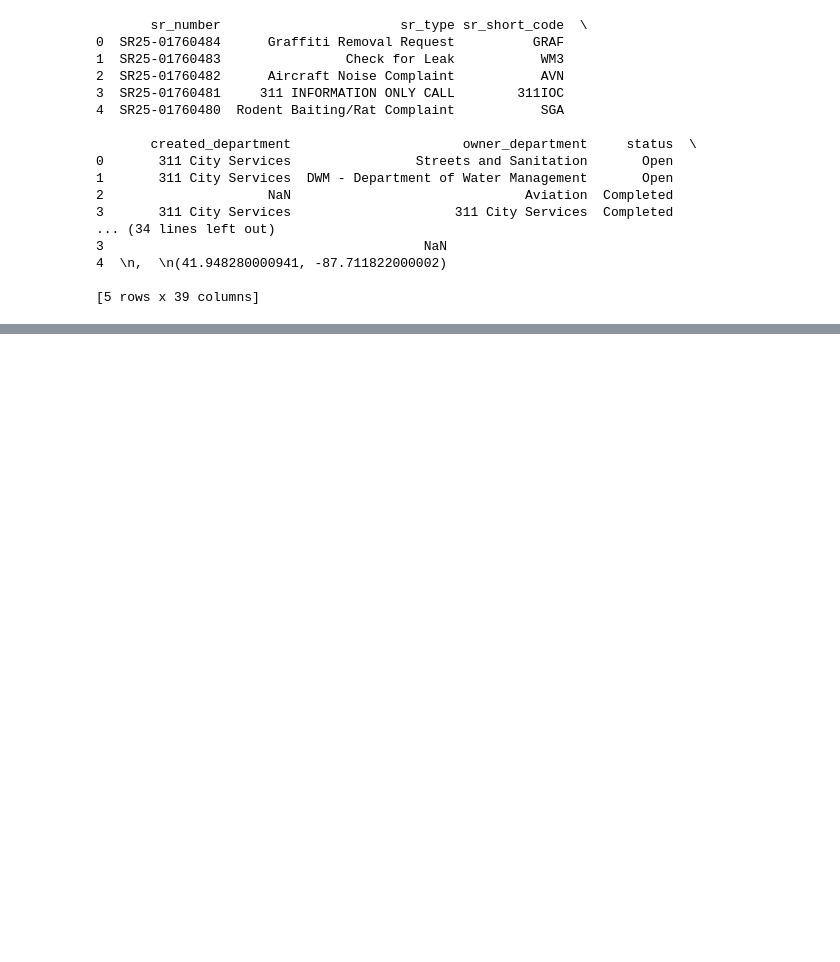
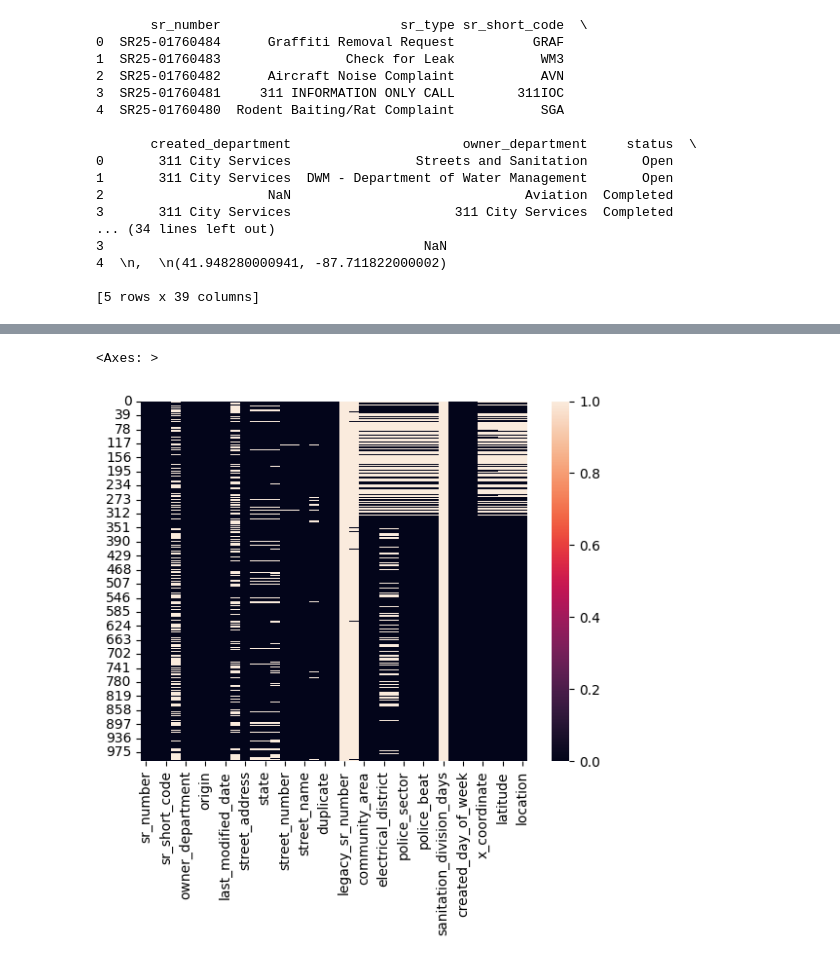
Before and after one commit to Ameowsle/Statistic-Macher, a Jupyter notebook: Datensatz_311_Chicago_SR.ipynb, the cells around one changed output, grey strips where cells are left out. Cells and saved outputs as stored; diff of their text form; code cells hidden in the pictures; blank space fills up the shorter version.

```diff
--- a/Datensatz_311_Chicago_SR.ipynb
+++ b/Datensatz_311_Chicago_SR.ipynb
@@ -46,0 +76,5 @@ print(df.head())
+# %%
+sns.heatmap(df.isna())
+# %% [output]
+<Axes: >
+[figure, added]
```
Also changed, not shown: parts of 3 cells of this notebook.
